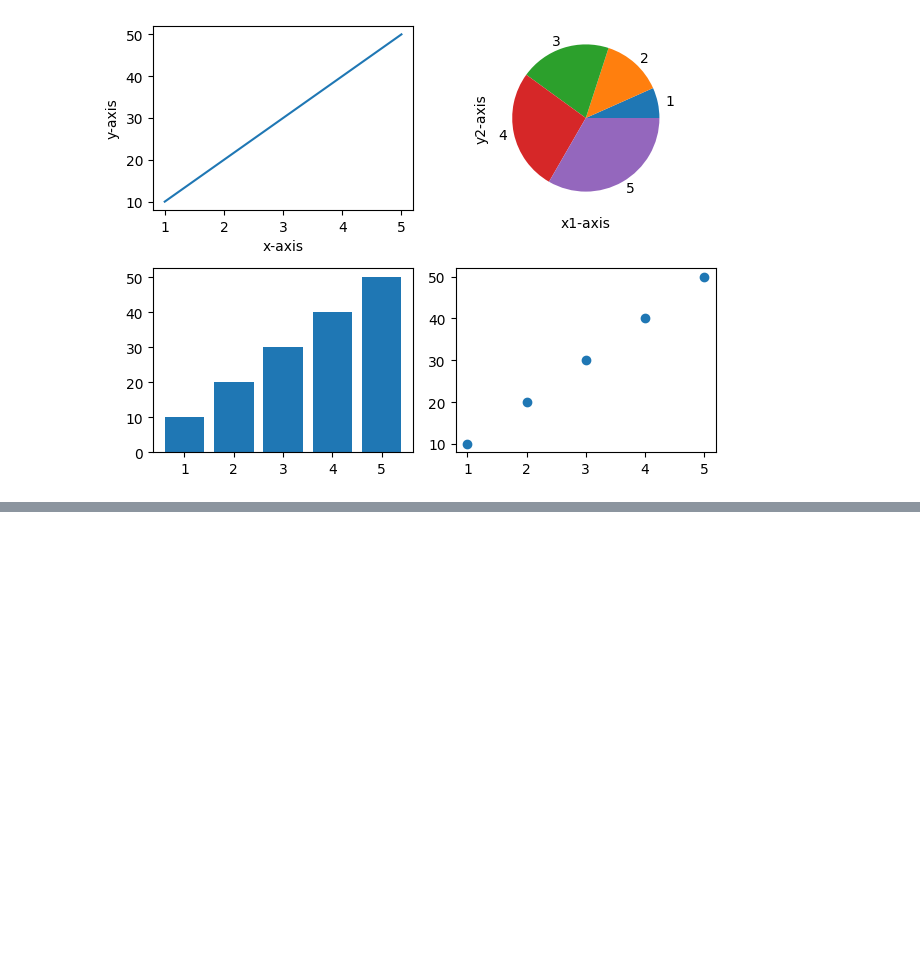
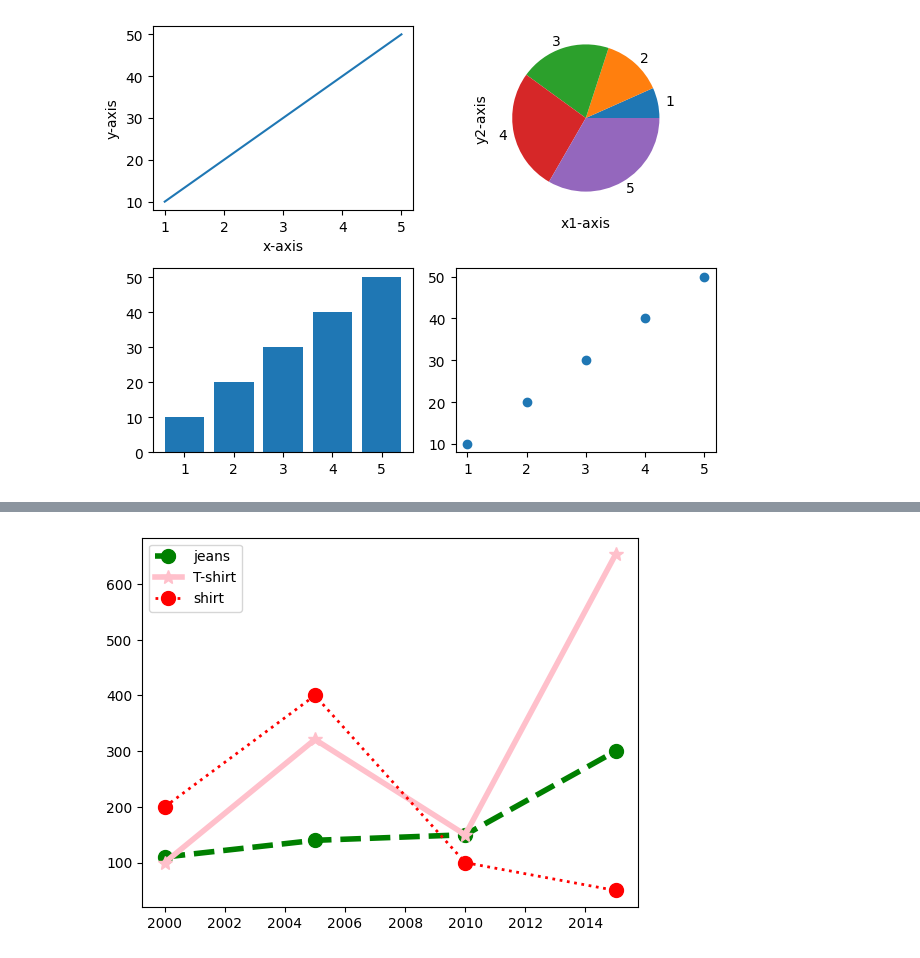
Before and after one commit to anjali801/Data-science-45-internship, a Jupyter notebook: Day18.ipynb, the cells around one changed output, grey strips where cells are left out. Saved outputs shown, nothing was run; the diff lists cells and outputs as text; code cells hidden in the pictures; blank space fills up the shorter version.

```diff
--- a/Day18.ipynb
+++ b/Day18.ipynb
@@ -96,0 +154,40 @@ plt.show()
+# %%
+#questio multiple line chart
+
+
+import matplotlib.pyplot as plt
+
+x = [2000, 2005, 2010, 2015]
+y1 = [110, 140, 150, 300]
+y2 = [100, 321, 150, 653]
+y3 = [200,400,100,50]
+
+plt.plot(x, y1,
+         label="jeans",
+         color="green",
+         marker="o",
+         linestyle="--",
+         linewidth=4,
+         markersize=10)
+
+plt.plot(x, y2,
+         label="T-shirt",
+         color="pink",
+         marker="*",
+         linestyle="-",
+         linewidth=4,
+         markersize=10)
+
+plt.plot(x, y3,
+         label="shirt",
+         color="red",
+         marker="o",
+         linestyle=":",
+         linewidth=2,
+         markersize=10)
+
+
+plt.legend()
+plt.show()
+# %% [output]
+[figure, added]
```
Also changed, not shown: parts of 18 cells of this notebook.
